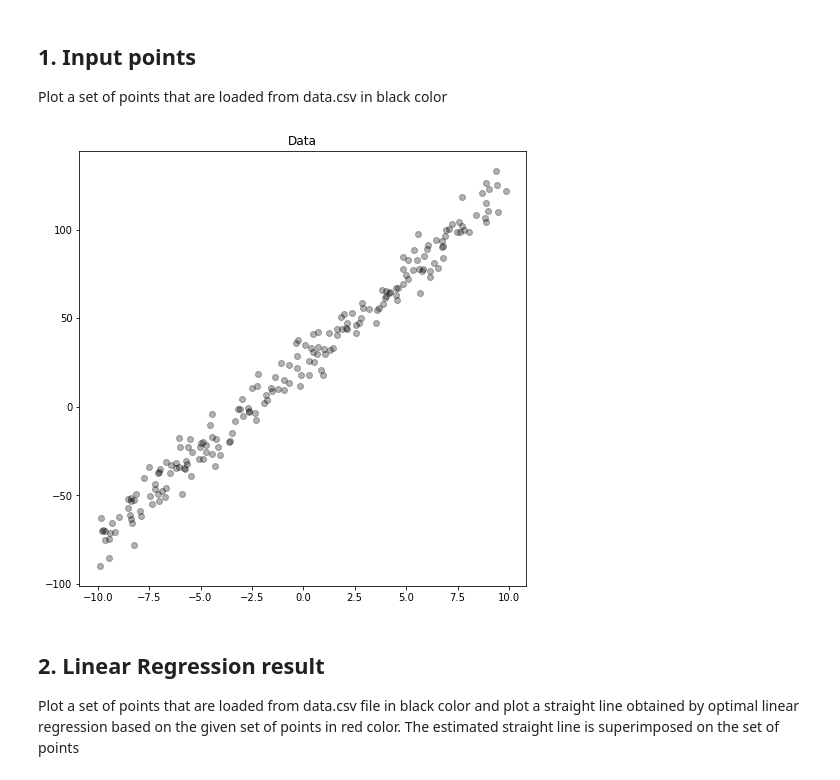
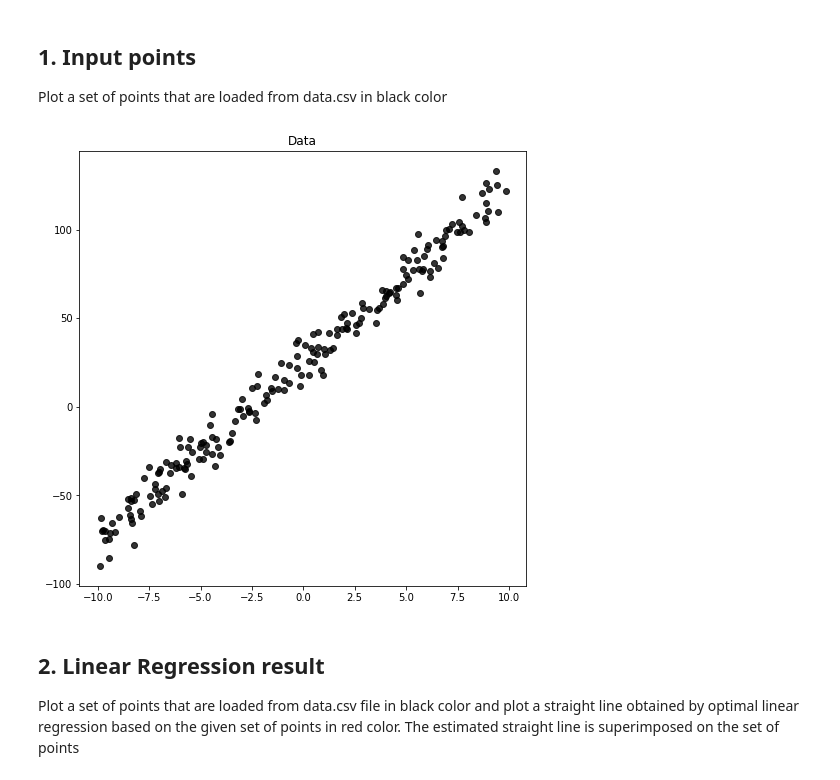
Before and after one commit to fxnnxc/class-MachineLearning, a Jupyter notebook: Assignment03.ipynb, the cells around one changed output. Drawn from its saved outputs; the diff is of its cells as text; code cells hidden in the pictures.

```diff
--- a/Assignment03.ipynb
+++ b/Assignment03.ipynb
@@ -8,22 +8,22 @@ Plot a set of points that are loaded from data.csv in black color
 # %%
 import numpy as np
 import matplotlib.pyplot as plt
 
 # Path 설정 및 파일 불러오기
 path = 'data.csv'
 data = np.genfromtxt(path, delimiter=',')
 
 # X, Y 나누기
 x_data = data[:,0]
 y_data = data[:,1]
 
 # Plot
 plt.figure(figsize=(8,8))
-plt.scatter(x_data, y_data, alpha=0.3, color='black')
+plt.scatter(x_data, y_data, alpha=0.8, color='black')
 plt.title('Data')
 plt.show()
 # %% [output]
-[figure, old version]
+[figure, new version]
 # %% [markdown]
 ## 2. Linear Regression result
 
```
Also changed, not shown: parts of 2 cells of this notebook.
